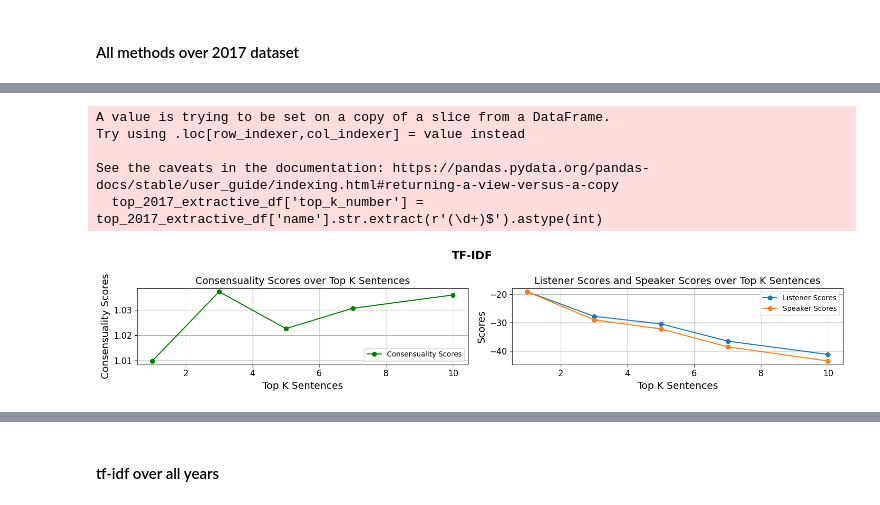
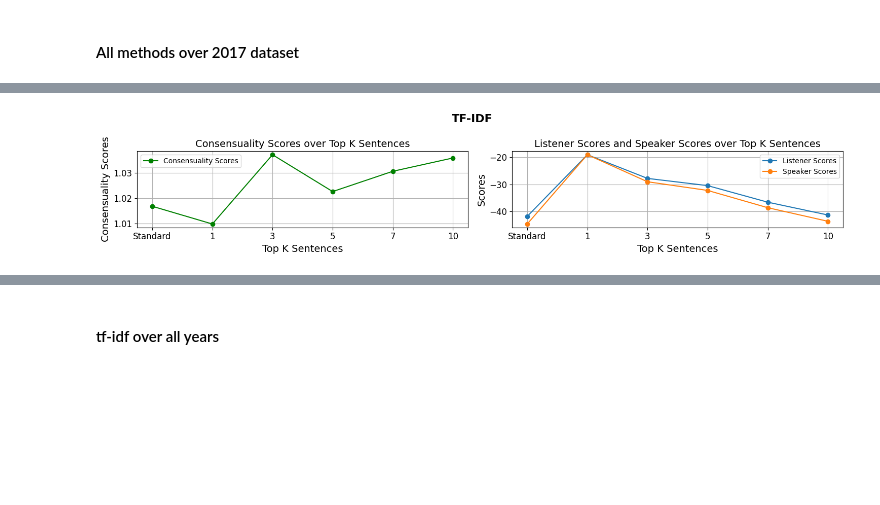
Before and after one commit to Asterisks-NLP/GLIMPSE-ASTERISKS, a Jupyter notebook: Plots_Tables.ipynb, the cells around one changed output, grey strips where cells are left out. Saved outputs shown, nothing was run; the diff lists cells and outputs as text; code cells hidden in the pictures; blank space fills up the shorter version.

```diff
--- a/Plots_Tables.ipynb
+++ b/Plots_Tables.ipynb
@@ -199,42 +198,41 @@ See the caveats in the documentation: https://pandas.pydata.org/pandas-docs/stab
 # %%
-# Extract top k numbers from the 'name' column
-top_2017_extractive_df['top_k_number'] = top_2017_extractive_df['name'].str.extract(r'(\d+)$').astype(int)
+# Extract the first row
+first_row = original_extractive_df.iloc[[0]]
 
+# Concatenate the first row to the DataFrame
+top_2017_extractive_df2 = pd.concat([first_row, top_2017_extractive_df], ignore_index=True)
+top_2017_extractive_df2['top_k_number'] = ['Standard', '1', '3', '5', '7', '10']
+#display(top_2017_extractive_df2)
 # Set default font size for all text elements
 plt.rcParams.update({'font.size': 12})
 
 # Create subplots
 fig, (ax1, ax2) = plt.subplots(1, 2, figsize=(15, 3))
 fig.suptitle('TF-IDF', fontweight='bold', fontsize=16)
 
 # Plot consensuality_scores
-ax1.plot(top_2017_extractive_df['top_k_number'], top_2017_extractive_df['consensuality_scores'], label='Consensuality Scores', c='green', marker='o')
+ax1.plot(top_2017_extractive_df2['top_k_number'], top_2017_extractive_df2['consensuality_scores'], label='Consensuality Scores', c='green', marker='o')
 ax1.set_xlabel('Top K Sentences', fontsize=14)
 ax1.set_ylabel('Consensuality Scores', fontsize=14)
 ax1.set_title('Consensuality Scores over Top K Sentences', fontsize=14)
 ax1.legend(fontsize=10)
 ax1.grid(True)
 
 # Plot listener_df and speaker_df
-ax2.plot(top_2017_extractive_df['top_k_number'], top_2017_extractive_df['listener_df'], label='Listener Scores', marker='o')
-ax2.plot(top_2017_extractive_df['top_k_number'], top_2017_extractive_df['speaker_df'], label='Speaker Scores', marker='o')
+ax2.plot(top_2017_extractive_df2['top_k_number'], top_2017_extractive_df2['listener_df'], label='Listener Scores', marker='o')
+ax2.plot(top_2017_extractive_df2['top_k_number'], top_2017_extractive_df2['speaker_df'], label='Speaker Scores', marker='o')
 ax2.set_xlabel('Top K Sentences', fontsize=14)
 ax2.set_ylabel('Scores', fontsize=14)
 ax2.set_title('Listener Scores and Speaker Scores over Top K Sentences', fontsize=14)
 ax2.legend(fontsize=10)
 ax2.grid(True)
 
 # Adjust layout
 plt.tight_layout()
 plt.show()
 
 # Save the figure
 fig.savefig('images/tf_idf.png')
 # %% [output]
-A value is trying to be set on a copy of a slice from a DataFrame.
-Try using .loc[row_indexer,col_indexer] = value instead
-
-See the caveats in the documentation: https://pandas.pydata.org/pandas-docs/stable/user_guide/indexing.html#returning-a-view-versus-a-copy
-  top_2017_extractive_df['top_k_number'] = top_2017_extractive_df['name'].str.extract(r'(\d+)$').astype(int)
-[figure, old version]
+[figure, new version]
 # %%
```
Also changed, not shown: parts of 4 cells of this notebook, 3 other files.
